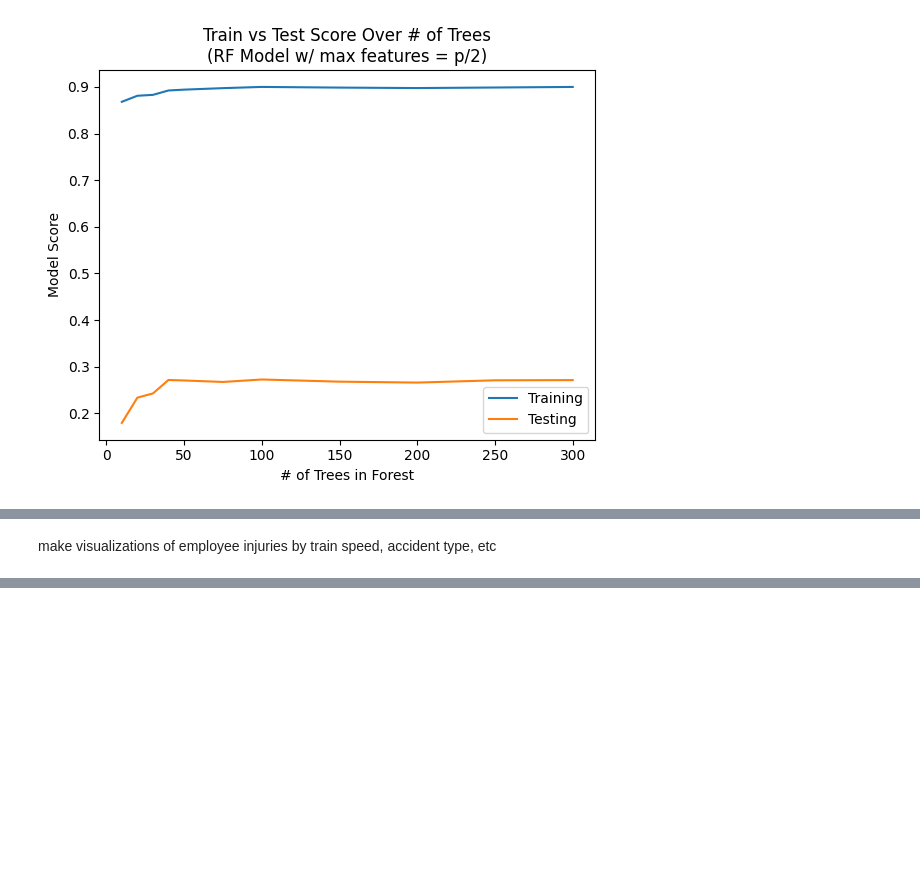
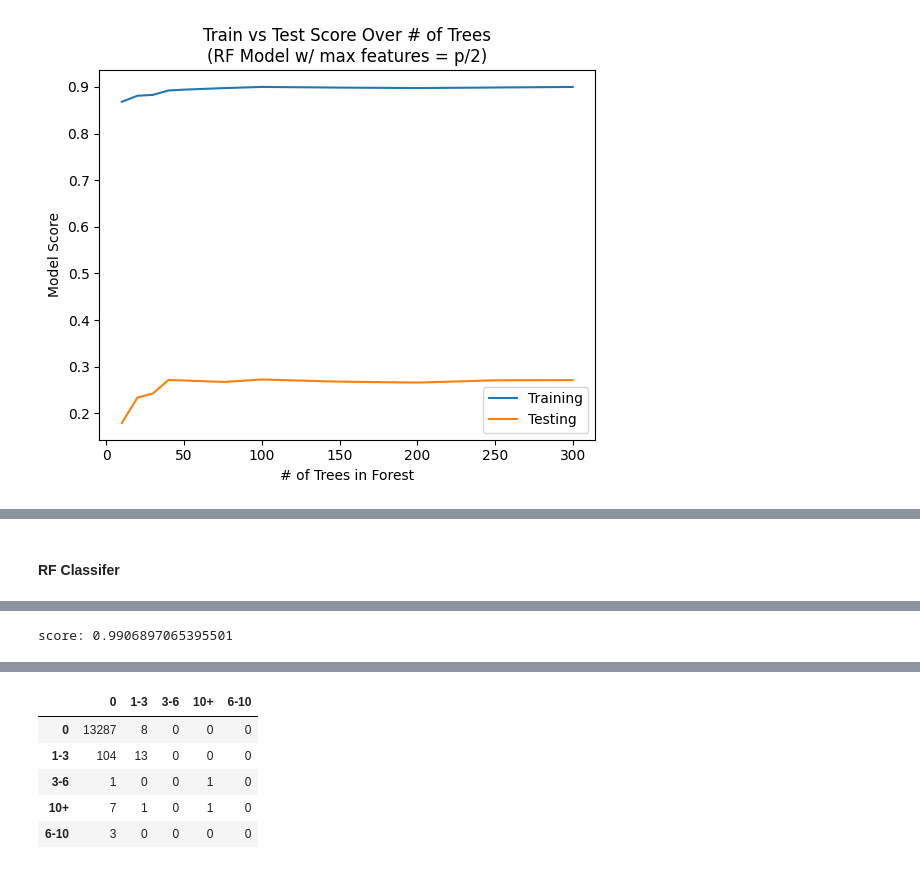
Before and after one commit to ndahlinuvm/Train-Derailment-287Project, a Jupyter notebook: modeling_injuries.ipynb, the cells around one changed output, grey strips where cells are left out. Saved outputs shown, nothing was run; the diff lists cells and outputs as text; code cells hidden in the pictures; blank space fills up the shorter version.

```diff
--- a/modeling_injuries.ipynb
+++ b/modeling_injuries.ipynb
@@ -790,2 +766,2 @@ plt.show()
-# %% [markdown]
-make visualizations of employee injuries by train speed, accident type, etc
+# %% [markdown]
+#### RF Classifer
@@ -791,0 +843,12 @@ make visualizations of employee injuries by train speed, accident type, etc
+# %%
+
+rf_class.fit(xtrain,ytrain)
+print("score:",rf_class.score(xtest,ytest))
+conf_mat = confusion_matrix(ytest,rf_class.predict(xtest))
+
+# turn conf matrix in df for visualization
+def conf_matrix_to_df(conf_matrix, target_names):
+    return pd.DataFrame(conf_matrix, columns=target_names, index=target_names)
+
+conf_matrix_to_df(conf_mat,initial.injuries.unique())
+# %% [output]
@@ -791,0 +861 @@ make visualizations of employee injuries by train speed, accident type, etc
+score: 0.9906897065395501
@@ -791,0 +865,6 @@ make visualizations of employee injuries by train speed, accident type, etc
+|  | 0 | 1-3 | 3-6 | 10+ | 6-10 |
+| 0 | 13287 | 8 | 0 | 0 | 0 |
+| 1-3 | 104 | 13 | 0 | 0 | 0 |
+| 3-6 | 1 | 0 | 0 | 1 | 0 |
+| 10+ | 7 | 1 | 0 | 1 | 0 |
+| 6-10 | 3 | 0 | 0 | 0 | 0 |
```
Also changed, not shown: parts of 16 cells of this notebook, 7 other files.
